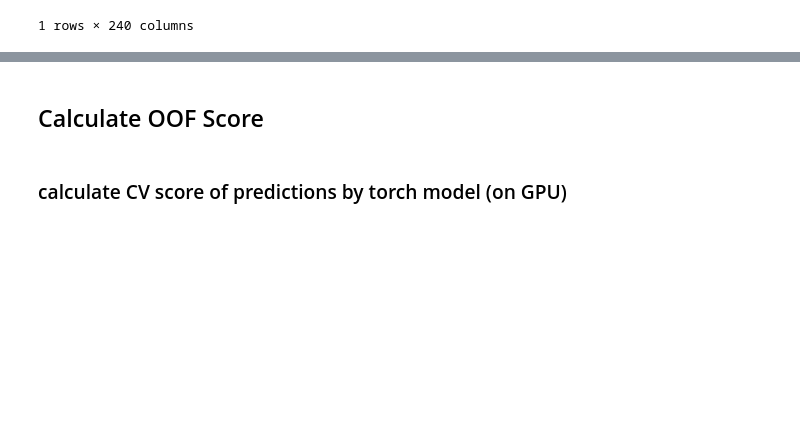
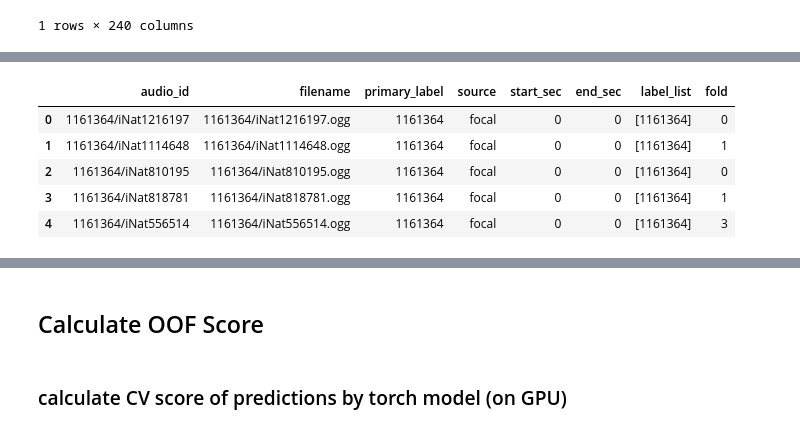
Before and after one commit to gano0802/BirdCLEF2026, a Jupyter notebook: BirdCLEF+2026: SED_Baseline [Training].ipynb, the cells around one changed output, grey strips where cells are left out. Saved outputs shown, nothing was run; the diff lists cells and outputs as text; code cells hidden in the pictures; blank space fills up the shorter version.

Commit message:
Kaggle Notebook | BirdCLEF+2026: SED_Baseline [Training] | Version 128

```diff
--- a/BirdCLEF+2026: SED_Baseline [Training].ipynb
+++ b/BirdCLEF+2026: SED_Baseline [Training].ipynb
@@ -2022,6 +2183,7 @@ class CFG:
     # context setting
     context_sec = 5 # 10
     target_sec  = 5
+    is_10s      = False
     segment_sec = context_sec   # 既存コード互換のため残す
 
     # for log mel spectrogram transform
@@ -2061,15 +2223,24 @@ class CFG:
     gain_min_db     = -9
     gain_max_db     = 9
 
+    num_workers               = 16
+    n_folds                   = 4
+    seed                      = 520
     sr                        = 32_000
     duration                  = 5
     data_dir                  = Path("/kaggle/input/competitions/birdclef-2026")
     use_filt_aug              = True
     use_noisy_aug             = True
     unlabeled_use_full_random = True
+    use_unlabeled_sc          = False
+    unlabeled_chunks_per_file = 2
     AUG_PROB                  = 0.5
+    filt_aug_db_range         = (-6, 6)
+    filt_aug_n_band           = (3, 6)
+    filt_aug_min_bw           = 6
     AUG_GAIN_DB_RANGE         = (-6.0, 6.0)
     AUG_NOISE_SNR_DB_RANGE    = (3.0, 18.0)
+    min_samples_per_class     = 66
 
     loss_weights              = (0.6, 0.4)
 # %%
@@ -2436,3 +2655,28 @@ def train_one_fold(train_df, fold_id, device, output_dir=None, dry_run=False):
     torch.save(best_state, output_dir / f"best_model_fold{fold_id}.pt")
     # save val_pred by best model
     np.save(output_dir / f"best_val_pred_fold{fold_id}.npy", best_val_pred)
+# %%
+# Build data
+taxonomy = pd.read_csv(CFG.data_dir / "taxonomy.csv")
+min_samples = getattr(CFG, 'min_samples_per_class', 0)
+use_unlabeled = getattr(CFG, 'use_unlabeled_sc', False)
+unl_chunks = getattr(CFG, 'unlabeled_chunks_per_file', 2)
+
+print(f"min_samples: {min_samples}")
+print(f"use_unlabeled: {use_unlabeled}")
+
+df, classes, labels_arr = build_combined_df(
+    CFG.data_dir, taxonomy,
+    use_unlabeled_sc=use_unlabeled,
+    unlabeled_chunks_per_file=unl_chunks,
+    min_samples_per_class=min_samples,
+)
+print(f"Total: {len(df)} (focal={(df['source']=='focal').sum()}, "
+      f"soundscape={(df['source']=='soundscape').sum()})")
+
+df = assign_folds(df, labels_arr, CFG.n_folds, CFG.seed)
+for f in tqdm(range(CFG.n_folds)):
+    ft = ((df["source"] == "focal") & (df["fold"] != f)).sum()
+    fv = ((df["source"] == "focal") & (df["fold"] == f)).sum()
+    sc = (df["source"] == "soundscape").sum()
+    print(f"  fold {f}: train={ft+sc} (focal={ft}, sc={sc}), val={fv}")
@@ -2439,3 +2694,12 @@ def train_one_fold(train_df, fold_id, device, output_dir=None, dry_run=False):
+# %%
+df.head()
+# %% [output]
+|  | audio_id | filename | primary_label | source | start_sec | end_sec | label_list | fold |
+| 0 | 1161364/iNat1216197 | 1161364/iNat1216197.ogg | 1161364 | focal | 0 | 0 | [1161364] | 0 |
+| 1 | 1161364/iNat1114648 | 1161364/iNat1114648.ogg | 1161364 | focal | 0 | 0 | [1161364] | 1 |
+| 2 | 1161364/iNat810195 | 1161364/iNat810195.ogg | 1161364 | focal | 0 | 0 | [1161364] | 0 |
+| 3 | 1161364/iNat818781 | 1161364/iNat818781.ogg | 1161364 | focal | 0 | 0 | [1161364] | 1 |
+| 4 | 1161364/iNat556514 | 1161364/iNat556514.ogg | 1161364 | focal | 0 | 0 | [1161364] | 3 |
 # %%
 print(list(filter(lambda x: x[0][:2] != "__", CFG.__dict__.items())))
 
```
Also changed, not shown: parts of 16 cells of this notebook.
